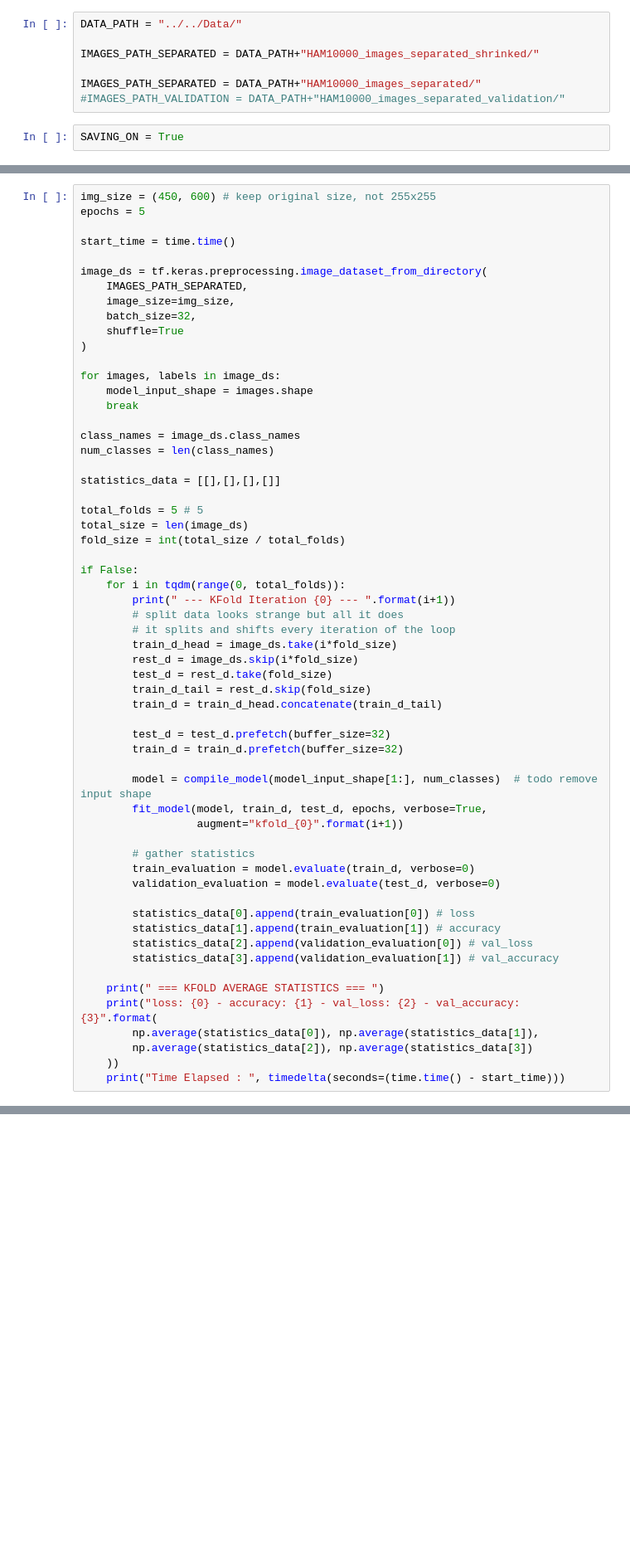
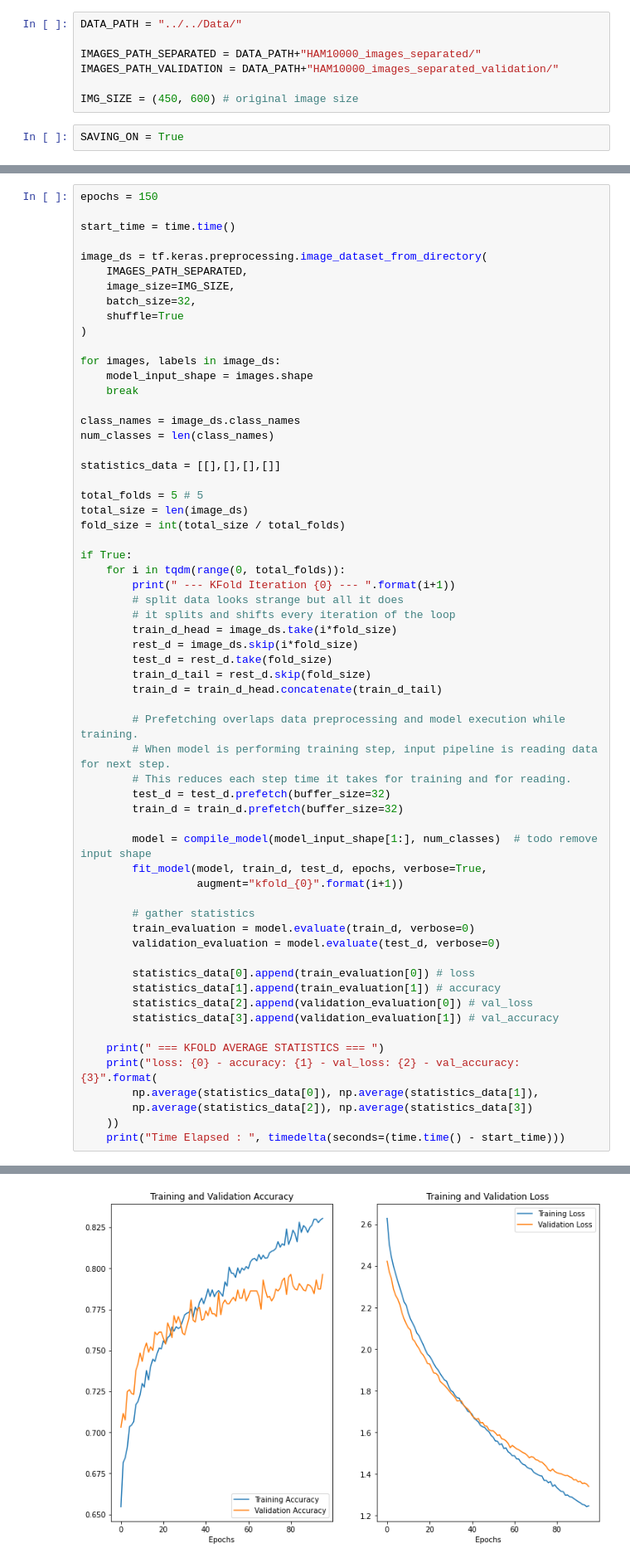
Before and after one commit to gitfolder/capstone, a Jupyter notebook: Code/CNN/CNN.ipynb, the cells around one changed output, grey strips where cells are left out. Shown at 83% size. Cells and saved outputs as stored; diff of their text form; blank space fills up the shorter version.

```diff
--- a/Code/CNN/CNN.ipynb
+++ b/Code/CNN/CNN.ipynb
@@ -18,9 +25,9 @@ from tqdm import tqdm
 # %%
 DATA_PATH = "../../Data/"
 
-IMAGES_PATH_SEPARATED = DATA_PATH+"HAM10000_images_separated_shrinked/"
+IMAGES_PATH_SEPARATED = DATA_PATH+"HAM10000_images_separated/"
+IMAGES_PATH_VALIDATION = DATA_PATH+"HAM10000_images_separated_validation/"
 
-IMAGES_PATH_SEPARATED = DATA_PATH+"HAM10000_images_separated/"
-#IMAGES_PATH_VALIDATION = DATA_PATH+"HAM10000_images_separated_validation/"
+IMG_SIZE = (450, 600) # original image size
 # %%
 SAVING_ON = True
@@ -193,12 +486,11 @@ def print_training_history(history: History, epochs: int):
 # %%
-img_size = (450, 600) # keep original size, not 255x255
-epochs = 5
+epochs = 150
 
 start_time = time.time()
 
 image_ds = tf.keras.preprocessing.image_dataset_from_directory(
     IMAGES_PATH_SEPARATED,
-    image_size=img_size,
+    image_size=IMG_SIZE,
     batch_size=32,
     shuffle=True
 )
@@ -216,7 +508,7 @@ total_folds = 5 # 5
 total_size = len(image_ds)
 fold_size = int(total_size / total_folds)
 
-if False:
+if True:
     for i in tqdm(range(0, total_folds)):
         print(" --- KFold Iteration {0} --- ".format(i+1))
         # split data looks strange but all it does
@@ -227,6 +519,9 @@ if False:
         train_d_tail = rest_d.skip(fold_size)
         train_d = train_d_head.concatenate(train_d_tail)
 
+        # Prefetching overlaps data preprocessing and model execution while training.
+        # When model is performing training step, input pipeline is reading data for next step.
+        # This reduces each step time it takes for training and for reading.
         test_d = test_d.prefetch(buffer_size=32)
         train_d = train_d.prefetch(buffer_size=32)
 
@@ -253,0 +566 @@ Found 9013 files belonging to 7 classes.
+[figure, added]
```
Also changed, not shown: parts of 40 cells of this notebook.
